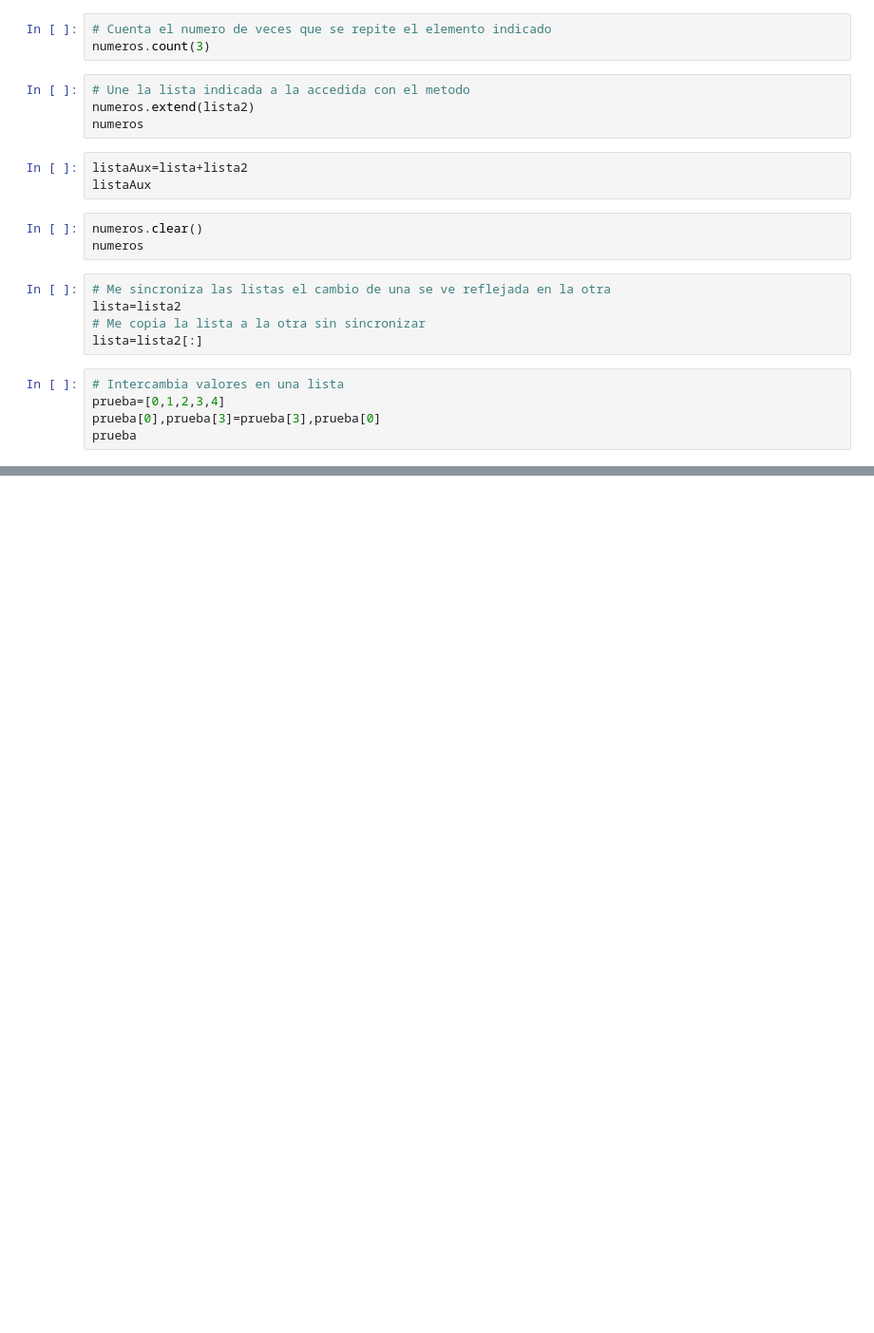
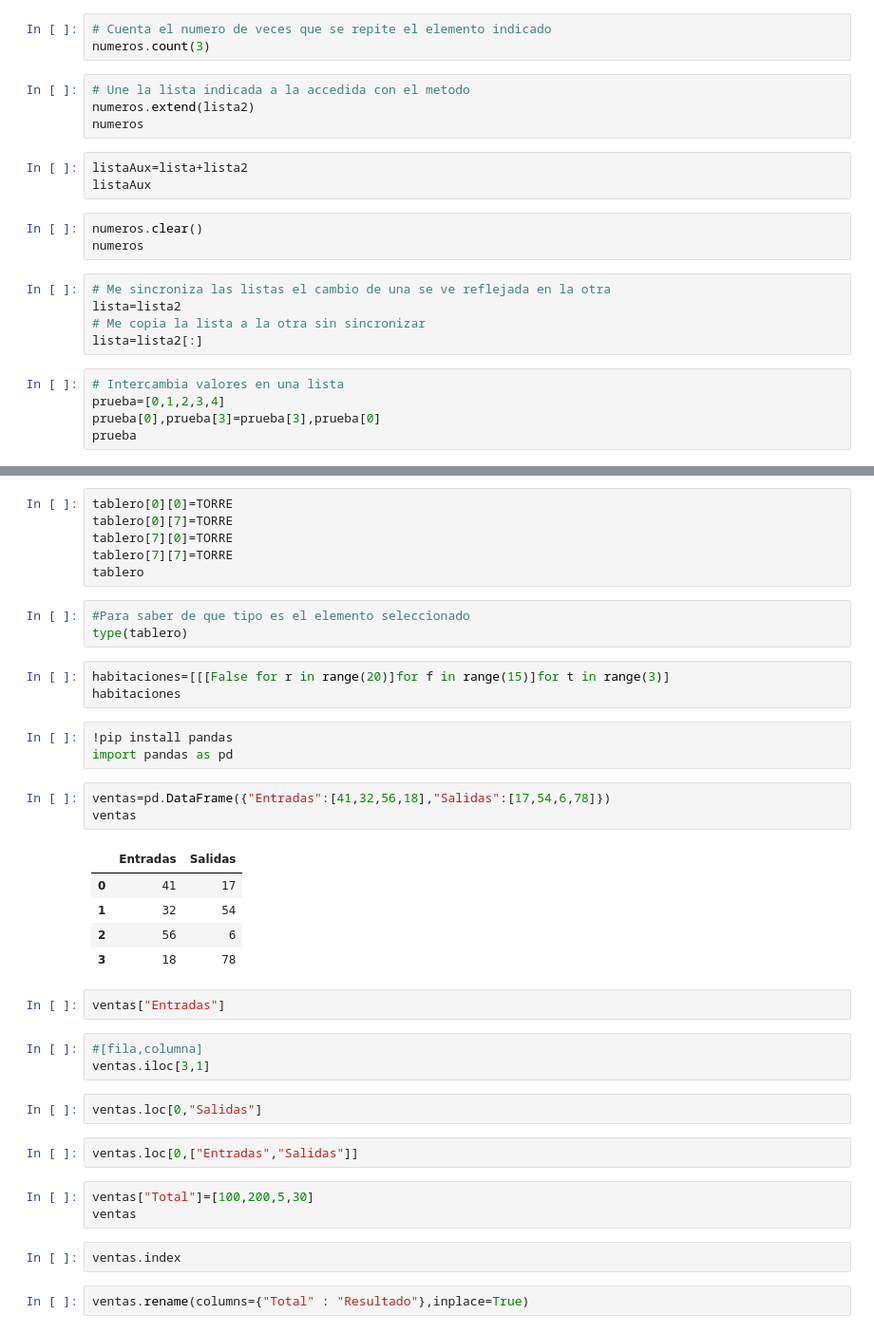
Before and after one commit to JhonatanTH7/ITM, a Jupyter notebook: out/production/ITM/Python/GoogleColab/Programacion Cientifica/Programación cientifica.ipynb, the cells around one changed output, grey strips where cells are left out. Shown: that part at 95% size. Cells and saved outputs as stored; diff of their text form; blank space fills up the shorter version.

```diff
--- a/out/production/ITM/Python/GoogleColab/Programacion Cientifica/Programación cientifica.ipynb
+++ b/out/production/ITM/Python/GoogleColab/Programacion Cientifica/Programación cientifica.ipynb
@@ -156,0 +170,40 @@ prueba
+# %%
+tablero[0][0]=TORRE
+tablero[0][7]=TORRE
+tablero[7][0]=TORRE
+tablero[7][7]=TORRE
+tablero
+# %%
+#Para saber de que tipo es el elemento seleccionado
+type(tablero)
+# %%
+habitaciones=[[[False for r in range(20)]for f in range(15)]for t in range(3)]
+habitaciones
+# %%
+!pip install pandas
+import pandas as pd
+# %%
+ventas=pd.DataFrame({"Entradas":[41,32,56,18],"Salidas":[17,54,6,78]})
+ventas
+# %% [output]
+|  | Entradas | Salidas |
+| 0 | 41 | 17 |
+| 1 | 32 | 54 |
+| 2 | 56 | 6 |
+| 3 | 18 | 78 |
+# %%
+ventas["Entradas"]
+# %%
+#[fila,columna]
+ventas.iloc[3,1]
+# %%
+ventas.loc[0,"Salidas"]
+# %%
+ventas.loc[0,["Entradas","Salidas"]]
+# %%
+ventas["Total"]=[100,200,5,30]
+ventas
+# %%
+ventas.index
+# %%
+ventas.rename(columns={"Total" : "Resultado"},inplace=True)
```
Also changed, not shown: parts of 4 cells of this notebook.
